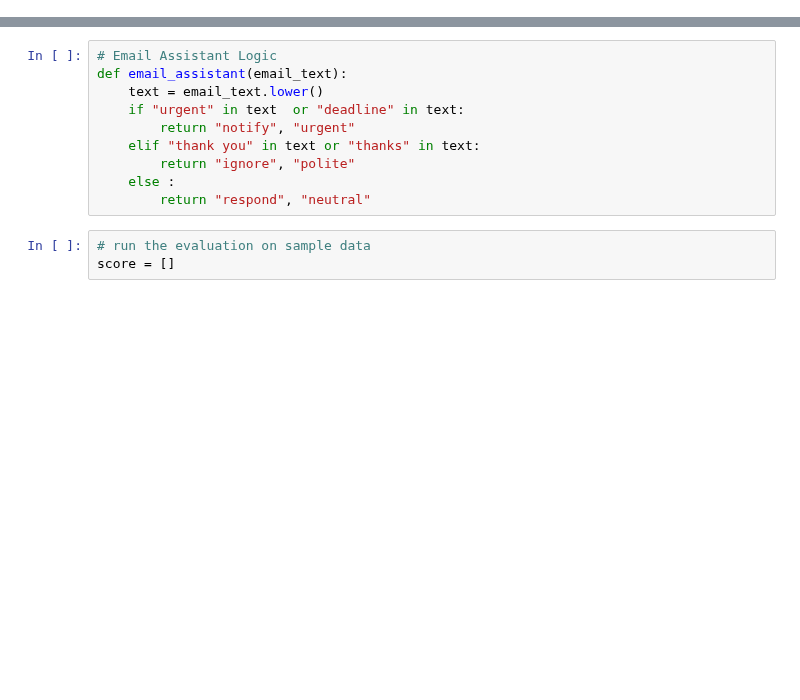
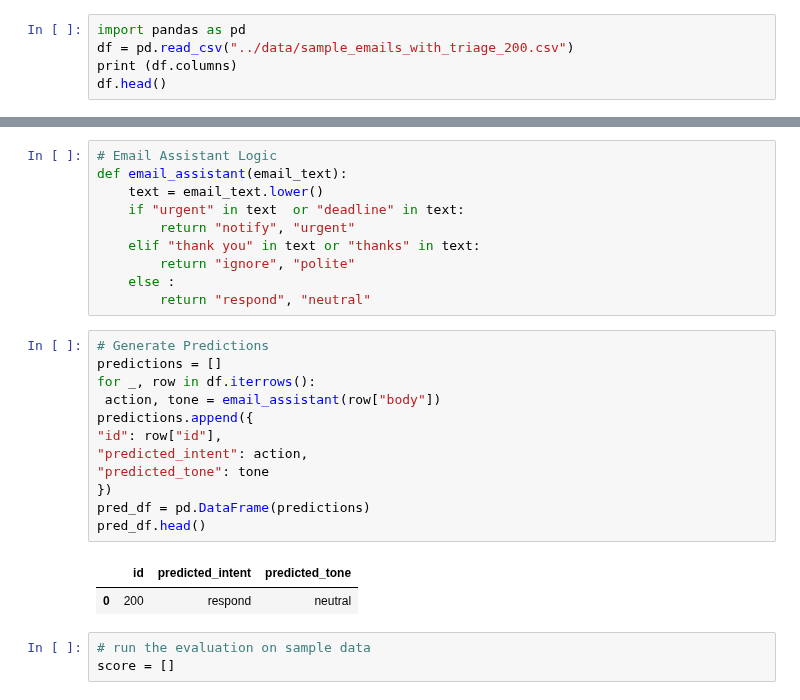
Before and after one commit to springboardmentor74219x/infosys-langgraph-email-assistant-group2, a Jupyter notebook: notebook/milestone2_evaluation_syedumairali.ipynb, the cells around one changed output, grey strips where cells are left out. Saved outputs shown, nothing was run; the diff lists cells and outputs as text; blank space fills up the shorter version.

Commit message:
Generateed Predictions.

```diff
--- a/notebook/milestone2_evaluation_syedumairali.ipynb
+++ b/notebook/milestone2_evaluation_syedumairali.ipynb
@@ -320,0 +326,5 @@ df.head()
+# %%
+import pandas as pd
+df = pd.read_csv("../data/sample_emails_with_triage_200.csv")
+print (df.columns)
+df.head()
@@ -328,6 +348,21 @@ def email_assistant(email_text):
         return "ignore", "polite"
     else :
         return "respond", "neutral"
+# %%
+# Generate Predictions
+predictions = []
+for _, row in df.iterrows():
+ action, tone = email_assistant(row["body"])
+predictions.append({
+"id": row["id"],
+"predicted_intent": action,
+"predicted_tone": tone
+})
+pred_df = pd.DataFrame(predictions)
+pred_df.head()
+# %% [output]
+|  | id | predicted_intent | predicted_tone |
+| 0 | 200 | respond | neutral |
 # %%
 # run the evaluation on sample data
 score = []
```
Also changed, not shown: parts of 3 cells of this notebook.
